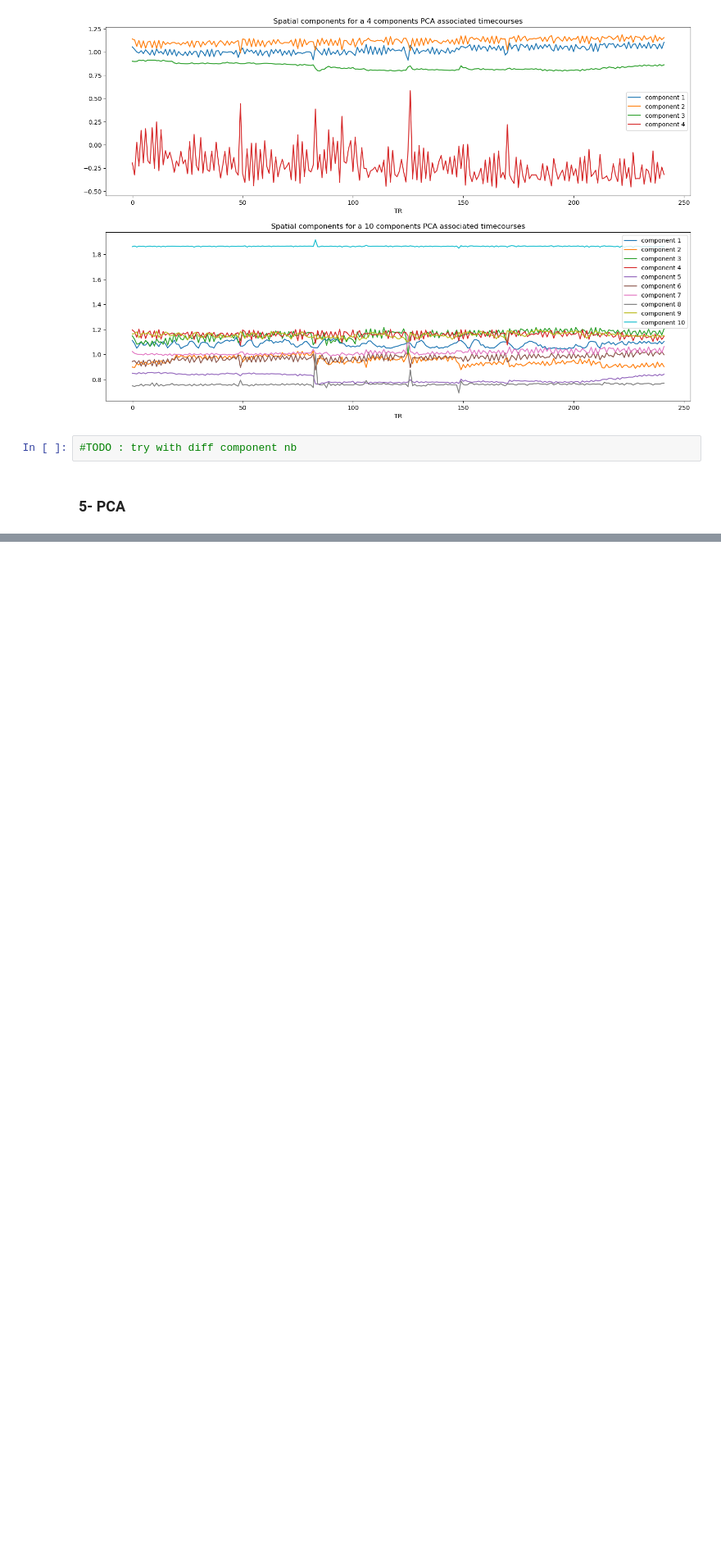
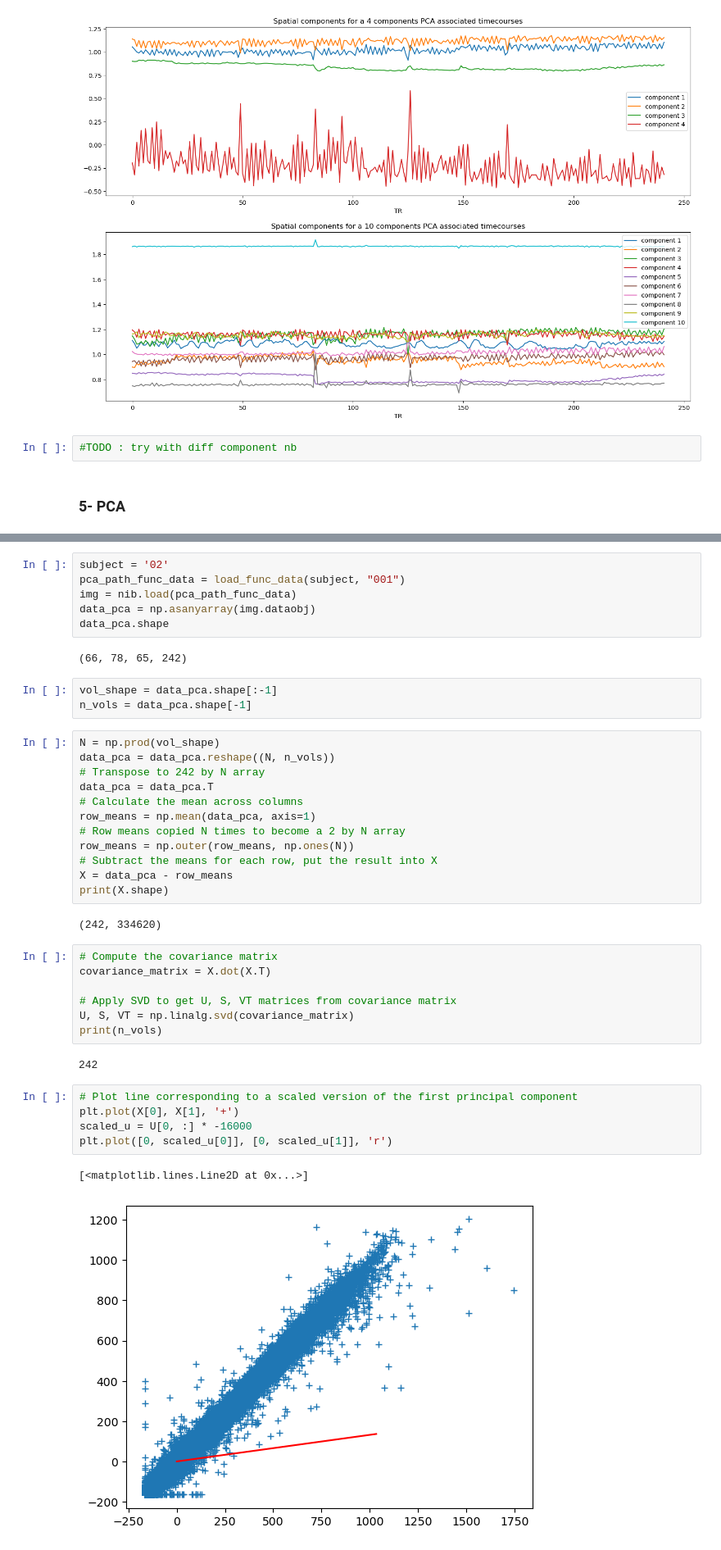
Before and after one commit to claireFriedrich/NSSP, a Jupyter notebook: Miniprojet2/MiniProject_2.ipynb, the cells around one changed output, grey strips where cells are left out. Shown at 82% size. Drawn from its saved outputs; the diff is of its cells as text; blank space fills up the shorter version.

Commit message:
apply PCA first part

```diff
--- a/Miniprojet2/MiniProject_2.ipynb
+++ b/Miniprojet2/MiniProject_2.ipynb
@@ -581,0 +556,42 @@ plt.show()
+# %%
+subject = '02'
+pca_path_func_data = load_func_data(subject, "001")
+img = nib.load(pca_path_func_data)
+data_pca = np.asanyarray(img.dataobj)
+data_pca.shape
+# %% [output]
+(66, 78, 65, 242)
+# %%
+vol_shape = data_pca.shape[:-1]
+n_vols = data_pca.shape[-1]
+# %%
+N = np.prod(vol_shape)
+data_pca = data_pca.reshape((N, n_vols))
+# Transpose to 242 by N array
+data_pca = data_pca.T
+# Calculate the mean across columns
+row_means = np.mean(data_pca, axis=1)
+# Row means copied N times to become a 2 by N array
+row_means = np.outer(row_means, np.ones(N))
+# Subtract the means for each row, put the result into X
+X = data_pca - row_means
+print(X.shape)
+# %% [output]
+(242, 334620)
+# %%
+# Compute the covariance matrix
+covariance_matrix = X.dot(X.T)
+
+# Apply SVD to get U, S, VT matrices from covariance matrix
+U, S, VT = np.linalg.svd(covariance_matrix)
+print(n_vols)
+# %% [output]
+242
+# %%
+# Plot line corresponding to a scaled version of the first principal component
+plt.plot(X[0], X[1], '+')
+scaled_u = U[0, :] * -16000
+plt.plot([0, scaled_u[0]], [0, scaled_u[1]], 'r')
+# %% [output]
+[<matplotlib.lines.Line2D at 0x...>]
+[figure, added]
```
Also changed, not shown: parts of 11 cells of this notebook.
